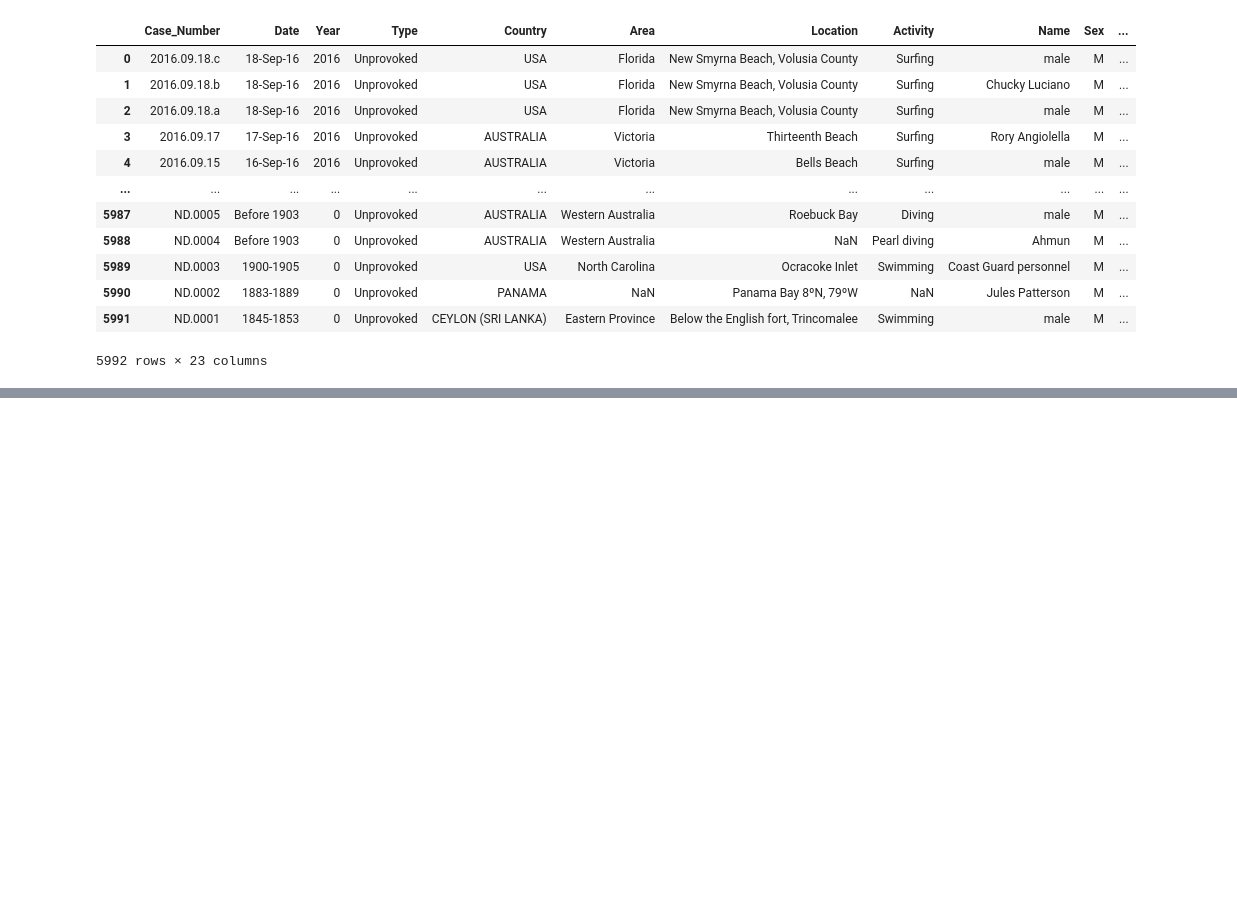
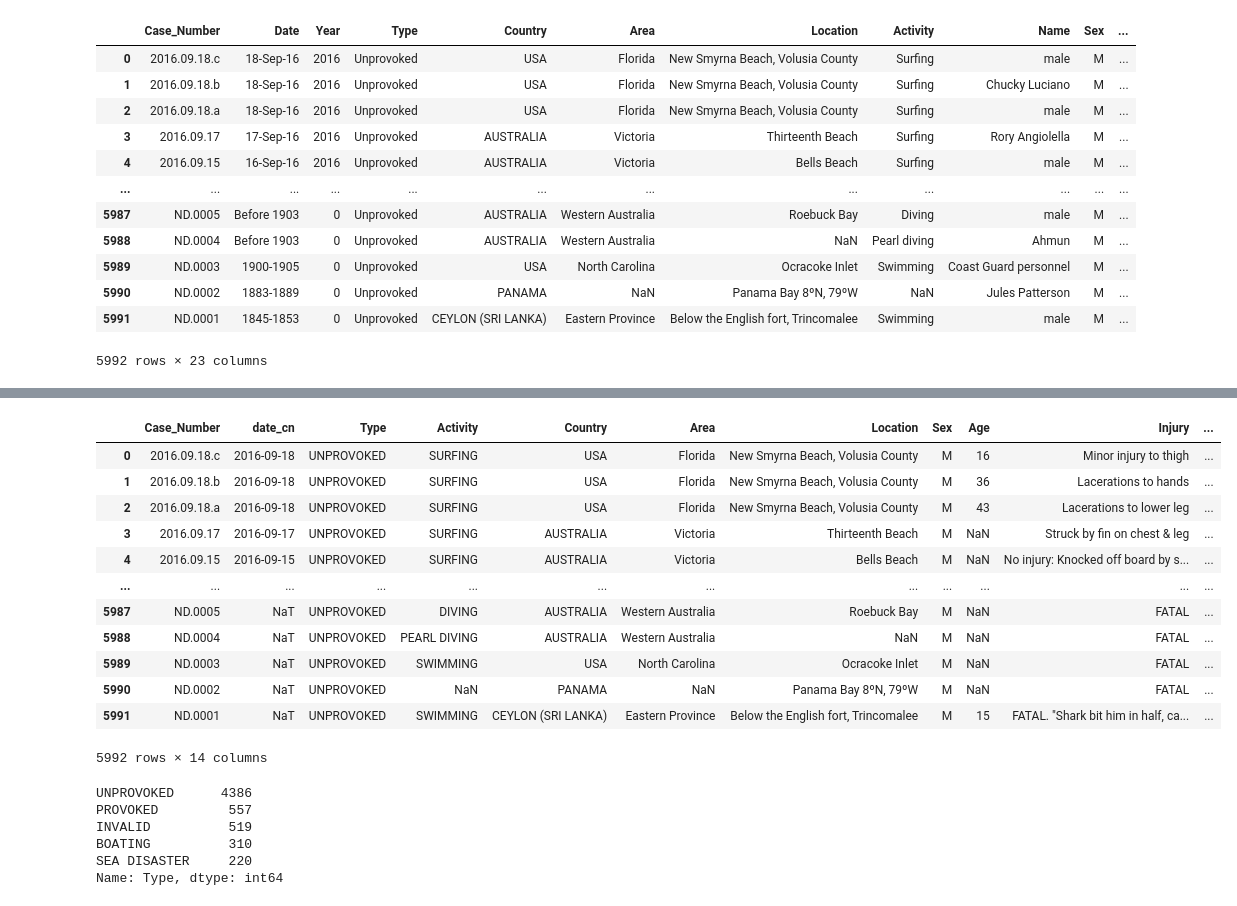
Before and after one commit to joao-dias-25/Data_cleaning_Project, a Jupyter notebook: data-wrangling.ipynb, the cells around one changed output, grey strips where cells are left out. Saved outputs shown, nothing was run; the diff lists cells and outputs as text; code cells hidden in the pictures; blank space fills up the shorter version.

```diff
--- a/data-wrangling.ipynb
+++ b/data-wrangling.ipynb
@@ -301,0 +445,39 @@ dtype: int64
+# %%
+# the next data cleaning ill do is
+# capitalize and strip all strings from relanvant columns so there ll be less types of entries on the following collumns:
+# type , country,Sex, Fatal_(Y/N), species
+
+#df_essencial[['Type' , 'Country','Sex', 'Fatal_(Y/N)', 'Species']]=
+
+clist=['Type' ,'Activity', 'Country','Sex', 'Fatal_(Y/N)', 'Species']
+
+for i in clist:
+    df_essencial[i]=df_essencial[i].str.upper().str.strip()
+
+df_essencial
+# %% [output]
+|  | Case_Number | date_cn | Type | Activity | Country | Area | Location | Sex | Age | Injury | ... |
+| 0 | 2016.09.18.c | 2016-09-18 | UNPROVOKED | SURFING | USA | Florida | New Smyrna Beach, Volusia County | M | 16 | Minor injury to thigh | ... |
+| 1 | 2016.09.18.b | 2016-09-18 | UNPROVOKED | SURFING | USA | Florida | New Smyrna Beach, Volusia County | M | 36 | Lacerations to hands | ... |
+| 2 | 2016.09.18.a | 2016-09-18 | UNPROVOKED | SURFING | USA | Florida | New Smyrna Beach, Volusia County | M | 43 | Lacerations to lower leg | ... |
+| 3 | 2016.09.17 | 2016-09-17 | UNPROVOKED | SURFING | AUSTRALIA | Victoria | Thirteenth Beach | M | NaN | Struck by fin on chest & leg | ... |
+| 4 | 2016.09.15 | 2016-09-15 | UNPROVOKED | SURFING | AUSTRALIA | Victoria | Bells Beach | M | NaN | No injury: Knocked off board by s... | ... |
+| ... | ... | ... | ... | ... | ... | ... | ... | ... | ... | ... | ... |
+| 5987 | ND.0005 | NaT | UNPROVOKED | DIVING | AUSTRALIA | Western Australia | Roebuck Bay | M | NaN | FATAL | ... |
+| 5988 | ND.0004 | NaT | UNPROVOKED | PEARL DIVING | AUSTRALIA | Western Australia | NaN | M | NaN | FATAL | ... |
+| 5989 | ND.0003 | NaT | UNPROVOKED | SWIMMING | USA | North Carolina | Ocracoke Inlet | M | NaN | FATAL | ... |
+| 5990 | ND.0002 | NaT | UNPROVOKED | NaN | PANAMA | NaN | Panama Bay 8ºN, 79ºW | M | NaN | FATAL | ... |
+| 5991 | ND.0001 | NaT | UNPROVOKED | SWIMMING | CEYLON (SRI LANKA) | Eastern Province | Below the English fort, Trincomalee | M | 15 | FATAL. "Shark bit him in half, ca... | ... |
+5992 rows × 14 columns
+# %%
+# Boat and Boating is for me the same activity
+
+df_essencial['Type'].replace("BOAT", "BOATING", inplace=True)
+df_essencial['Type'].value_counts()
+# %% [output]
+UNPROVOKED      4386
+PROVOKED         557
+INVALID          519
+BOATING          310
+SEA DISASTER     220
+Name: Type, dtype: int64
```
Also changed, not shown: parts of 29 cells of this notebook, 2 other files.
